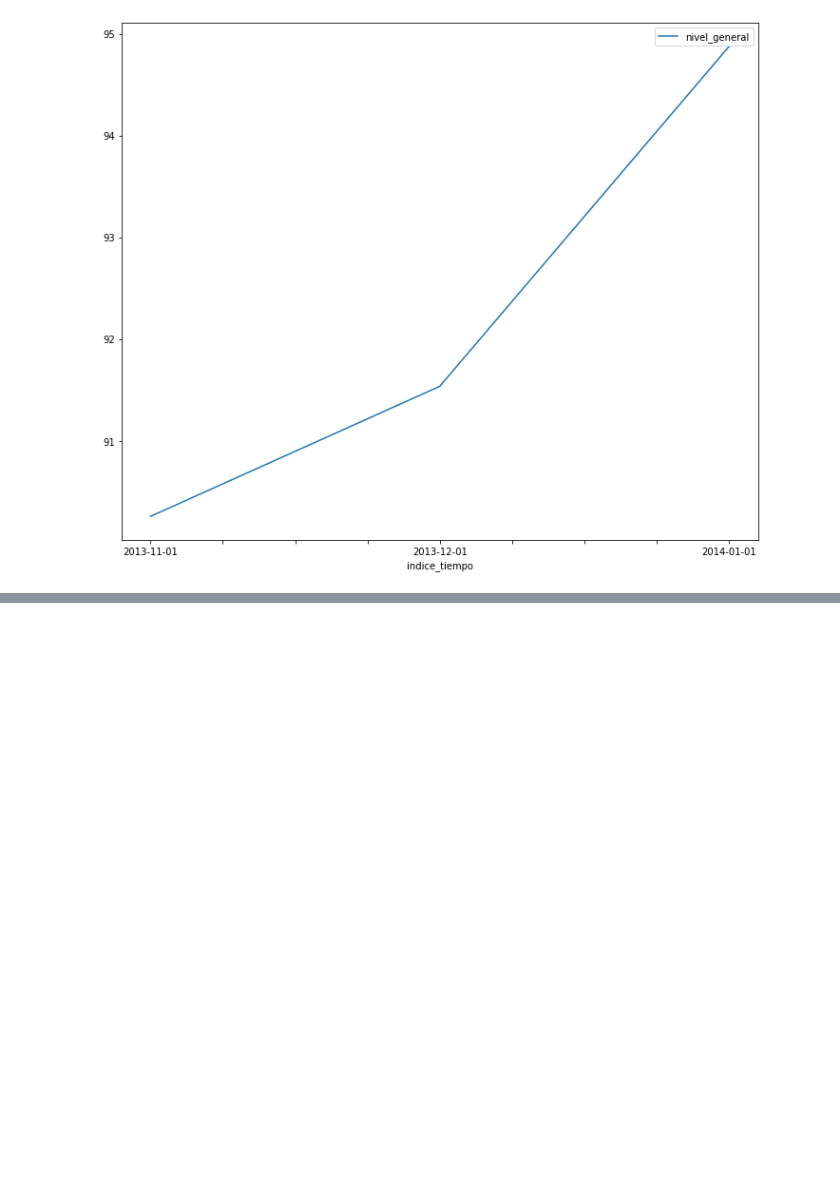
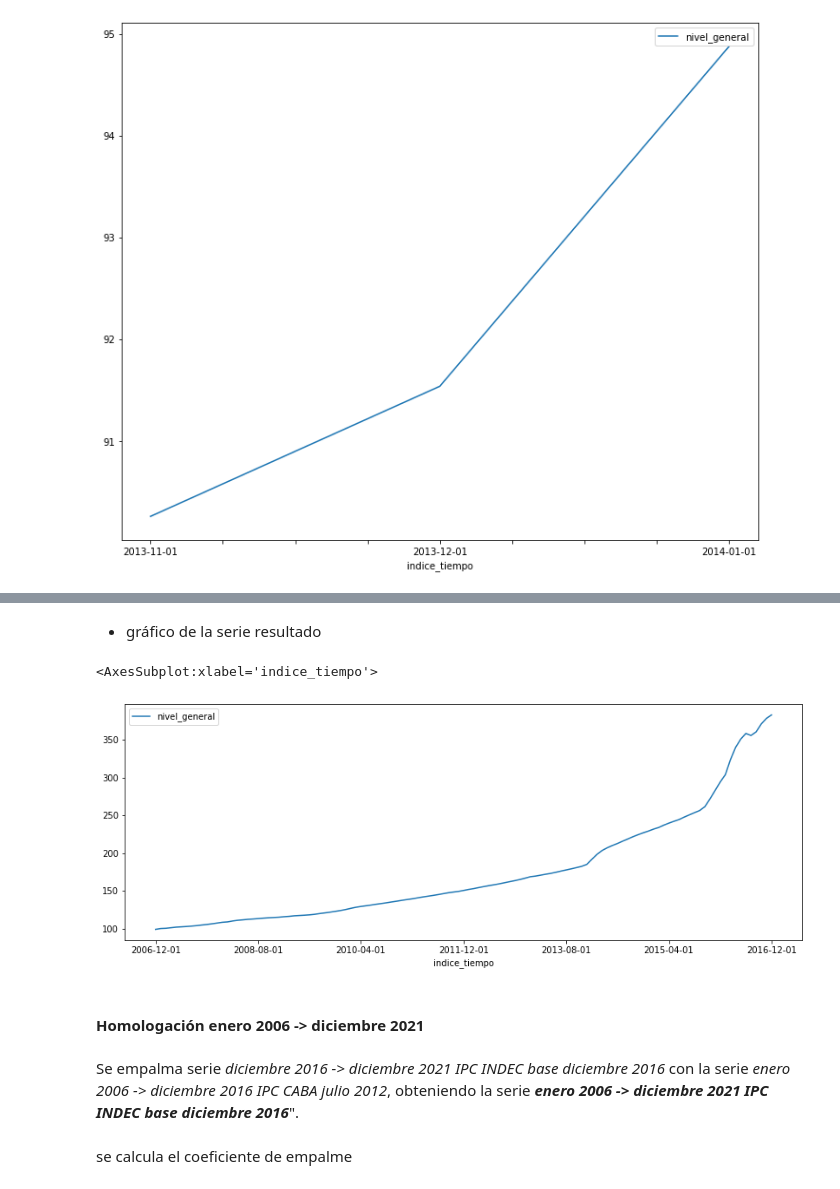
Before and after one commit to SouthGlitch/presupuesto-educativo, a Jupyter notebook: ipc.ipynb, the cells around one changed output, grey strips where cells are left out. Saved outputs shown, nothing was run; the diff lists cells and outputs as text; code cells hidden in the pictures; blank space fills up the shorter version.

Commit message:
investigando diferencias entre las metodologias Empalme I y Empalme II

```diff
--- a/ipc.ipynb
+++ b/ipc.ipynb
@@ -187,0 +300,10 @@ ipc_06_to_15_base_oct13sept14.tail(1)
+# %%
+base_oct13_sep14 = ipc_06_to_15_base_oct13sept14.loc["2015-10-01"].at["nivel_general"]
+base_CABAjul12 = ipc_caba_base_jul12_ng.loc["2015-10-01"].at["nivel_general"]
+ce_oct13sep14_to_CABAjul12 = base_CABAjul12 / base_oct13_sep14
+
+print(f"""
+IPC Indec base 'octubre 2013 - septiembre 2014':        {base_oct13_sept14}
+IPC Caba base julio 2012:                               {base_CABAjul12}
+coeficiente de empalme:                                 {ce_oct13sep14_to_CABAjul12}
+""")
@@ -187,0 +316,3 @@ ipc_06_to_15_base_oct13sept14.tail(1)
+# %%
+tmp = ipc_06_to_15_base_oct13sept14.apply(
+    lambda x: x*ce_oct13sep14_to_CABAjul12)
@@ -187,0 +340,4 @@ ipc_06_to_15_base_oct13sept14.tail(1)
+# %%
+
+ipc_06_to_16_base_CABAjul12 = pd.concat(
+    [tmp, ipc_caba_base_jul12_ng.loc["2015-10-01":]], axis=0).drop_duplicates()
@@ -187,0 +363,13 @@ ipc_06_to_15_base_oct13sept14.tail(1)
+# %% [markdown]
+* gráfico de la serie resultado
+# %%
+ipc_06_to_16_base_CABAjul12.loc[:"2016-12-1"].plot(figsize=(14,5))
+# %% [output]
+<AxesSubplot:xlabel='indice_tiempo'>
+[figure, added]
+# %% [markdown]
+#### Homologación enero 2006 -> diciembre 2021
+# %% [markdown]
+Se empalma serie *diciembre 2016 -> diciembre 2021 IPC INDEC base diciembre 2016* con la serie *enero 2006 -> diciembre 2016 IPC CABA julio 2012*, obteniendo la serie ***enero 2006 -> diciembre 2021 IPC INDEC base diciembre 2016***".
+# %% [markdown]
+se calcula el coeficiente de empalme
```
Also changed, not shown: parts of 117 cells of this notebook, 5 other files.
